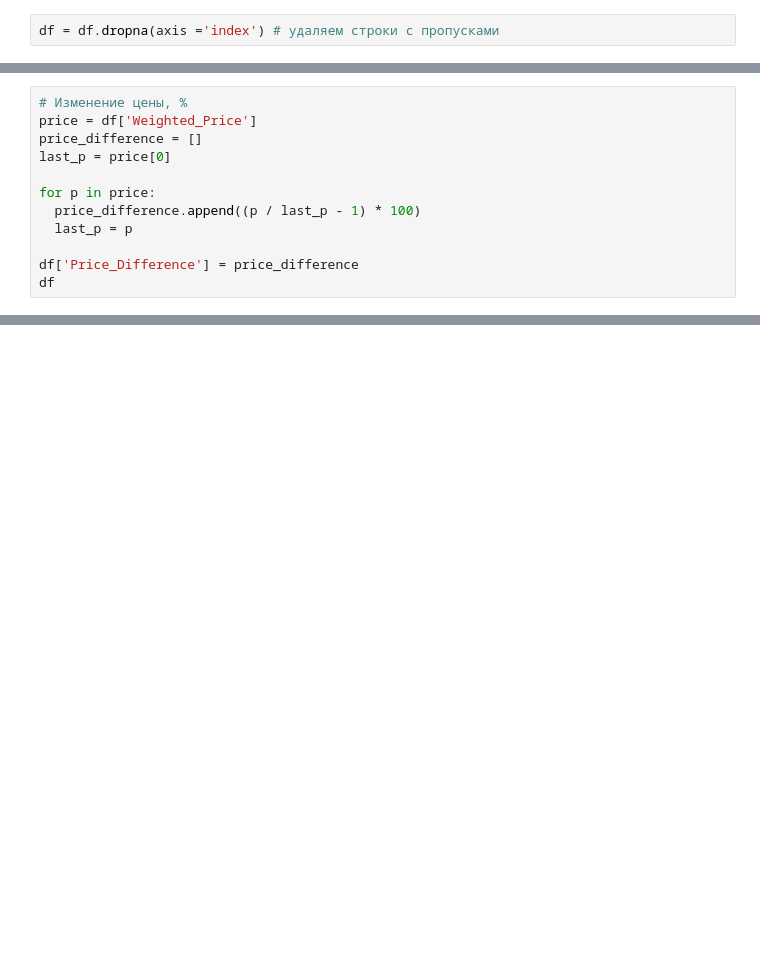
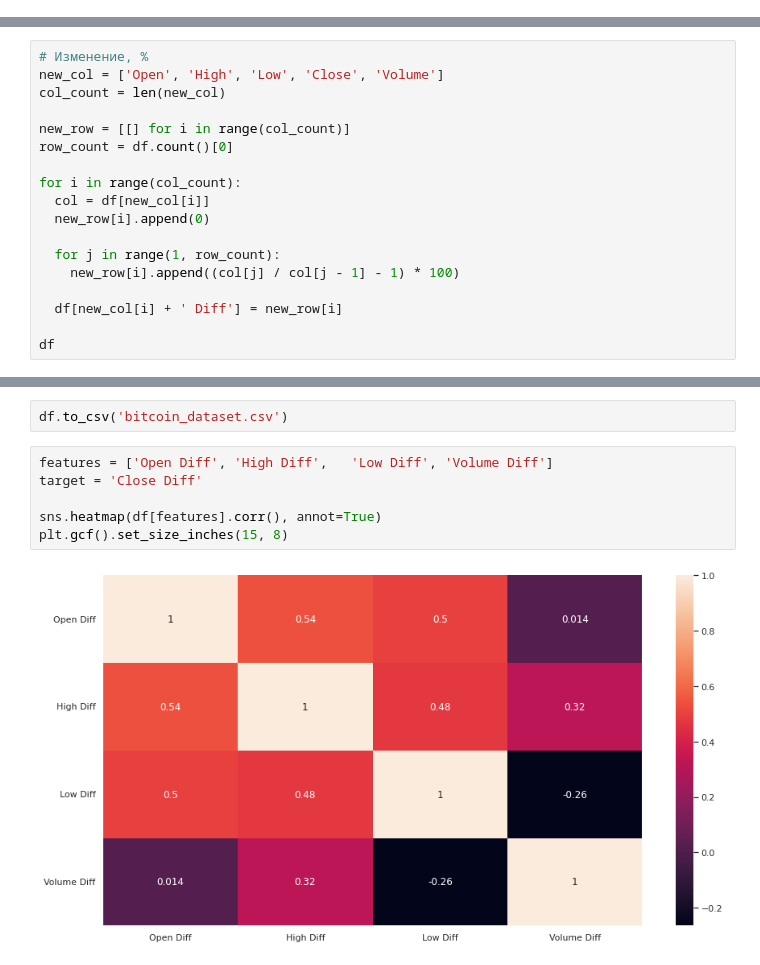
Before and after one commit to BitUpTeam/BitUp, a Jupyter notebook: BitUp.ipynb, the cells around one changed output, grey strips where cells are left out. Cells and saved outputs as stored; diff of their text form; blank space fills up the shorter version.

```diff
--- a/BitUp.ipynb
+++ b/BitUp.ipynb
@@ -120,2 +39,0 @@ df[df.Open.isnull()]
-# %%
-df = df.dropna(axis ='index') # удаляем строки с пропусками
@@ -146,12 +39,0 @@ df.head()
-# %%
-# Изменение цены, %
-price = df['Weighted_Price']
-price_difference = []
-last_p = price[0]
-
-for p in price:
-  price_difference.append((p / last_p - 1) * 100)
-  last_p = p
-
-df['Price_Difference'] = price_difference
-df
@@ -176,0 +40,18 @@ See the caveats in the documentation: https://pandas.pydata.org/pandas-docs/stab
+# %%
+# Изменение, %
+new_col = ['Open', 'High', 'Low', 'Close', 'Volume']
+col_count = len(new_col)
+
+new_row = [[] for i in range(col_count)]
+row_count = df.count()[0]
+
+for i in range(col_count):
+  col = df[new_col[i]]
+  new_row[i].append(0)
+
+  for j in range(1, row_count):
+    new_row[i].append((col[j] / col[j - 1] - 1) * 100)
+
+  df[new_col[i] + ' Diff'] = new_row[i]
+
+df
@@ -176,0 +72,10 @@ See the caveats in the documentation: https://pandas.pydata.org/pandas-docs/stab
+# %%
+df.to_csv('bitcoin_dataset.csv')
+# %%
+features = ['Open Diff', 'High Diff',	'Low Diff', 'Volume Diff']
+target = 'Close Diff'
+
+sns.heatmap(df[features].corr(), annot=True)
+plt.gcf().set_size_inches(15, 8)
+# %% [output]
+[figure, added]
```
Also changed, not shown: parts of 22 cells of this notebook.
